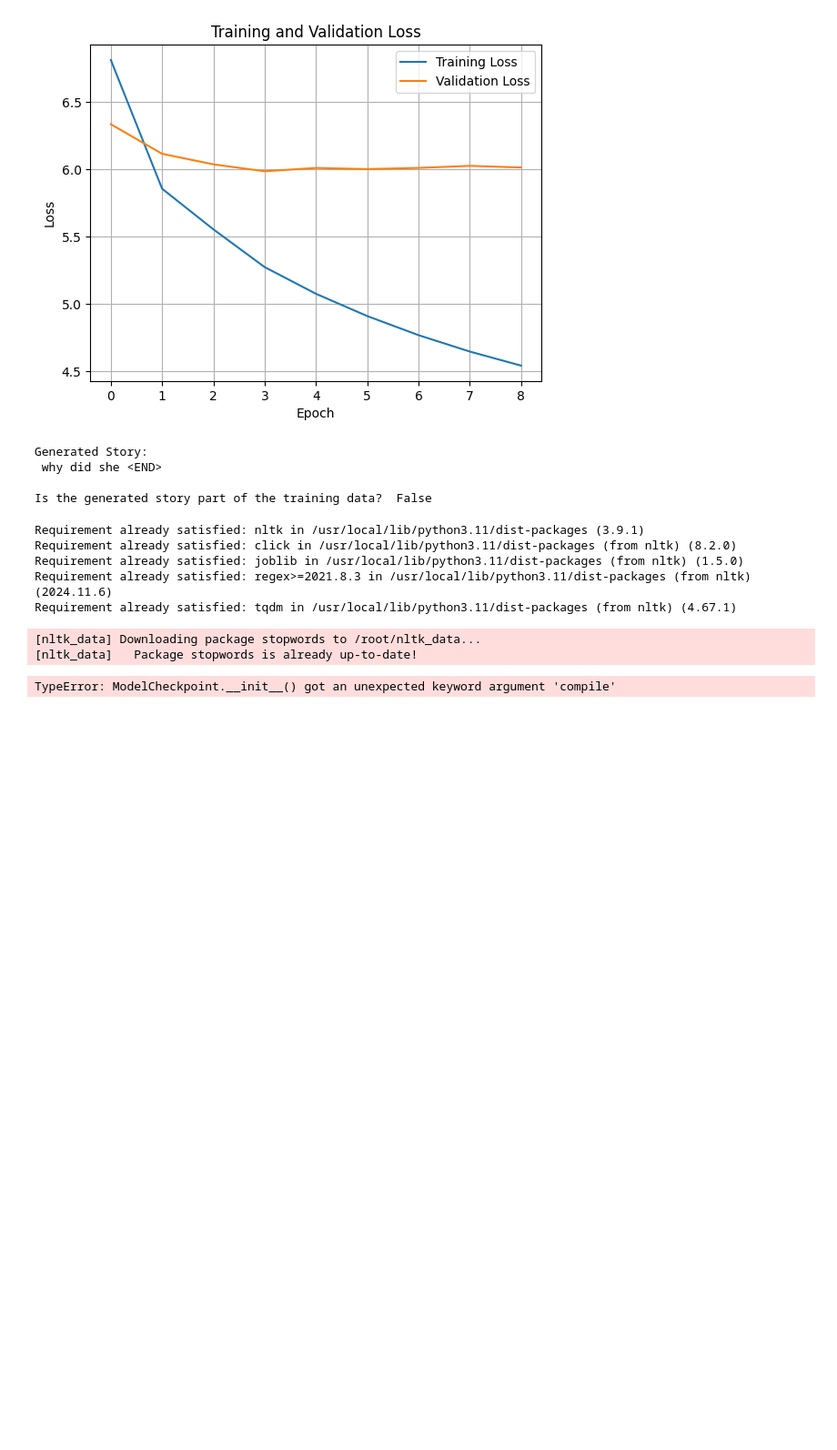
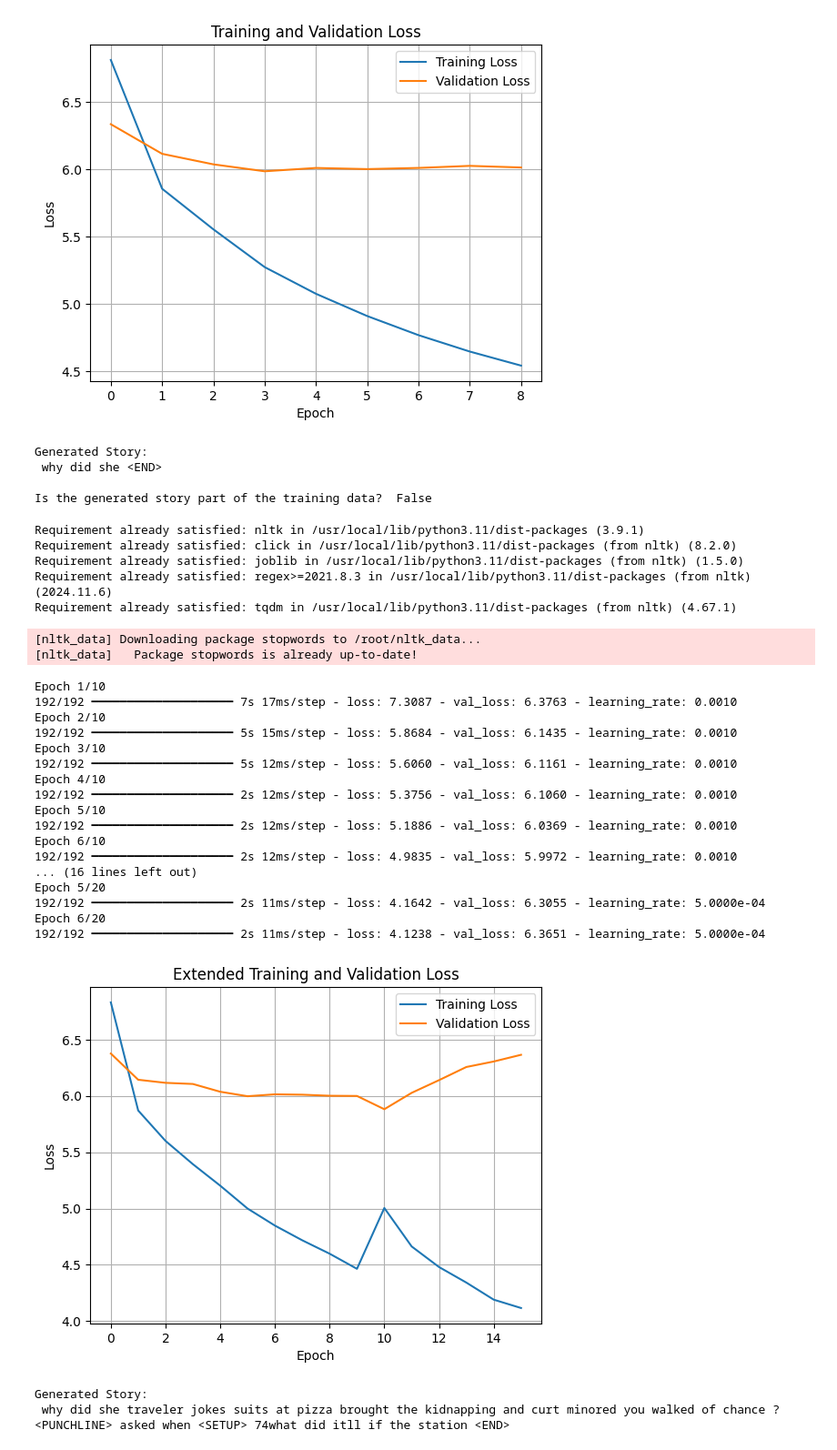
Before and after one commit to raj978/ECS-189G-DeepLearning, a Jupyter notebook: stage4_generationn.ipynb, the cells around one changed output. Shown at 91% size. Drawn from its saved outputs; the diff is of its cells as text; code cells hidden in the pictures; blank space fills up the shorter version.

```diff
--- a/stage4_generationn.ipynb
+++ b/stage4_generationn.ipynb
@@ -829,6 +829,7 @@ import nltk
 import numpy as np
 import matplotlib.pyplot as plt
 import tensorflow as tf
+import os
 
 from nltk.corpus import stopwords
 from tensorflow.keras.preprocessing.text import Tokenizer
@@ -836,15 +837,13 @@ from tensorflow.keras.preprocessing.sequence import pad_sequences
 from tensorflow.keras.models import Sequential, load_model
 from tensorflow.keras.layers import Embedding, LSTM, Dense, Dropout, Bidirectional
 from tensorflow.keras.utils import to_categorical
-from tensorflow.keras.callbacks import EarlyStopping, ModelCheckpoint
+from tensorflow.keras.callbacks import EarlyStopping, ModelCheckpoint, ReduceLROnPlateau
 from sklearn.model_selection import train_test_split
-import os
 
 nltk.download('stopwords')
 
 # STEP 1: Load and tokenize jokes
 joke_words = []
-
 with open('/content/data/stage_4_data/text_generation/data', 'r') as f:
     lines = f.readlines()
 
@@ -882,15 +881,17 @@ X_train, X_val, y_train, y_val = train_test_split(X, y, test_size=0.2, random_st
 
 # STEP 5: Model definition
 model = Sequential()
-model.add(Embedding(input_dim=total_words, output_dim=256, input_length=SEQ_LENGTH))
-model.add(Bidirectional(LSTM(256, return_sequences=True, dropout=0.3)))
-model.add(LSTM(256, dropout=0.3))
+model.add(Embedding(input_dim=total_words, output_dim=128))
+model.add(Bidirectional(LSTM(128, return_sequences=True, dropout=0.2)))
+model.add(LSTM(128, dropout=0.2))
 model.add(Dense(total_words, activation='softmax'))
+
 model.compile(loss='categorical_crossentropy', optimizer='adam')
 
 # STEP 6: Callbacks
 early_stopping = EarlyStopping(monitor='val_loss', patience=5, restore_best_weights=True)
-checkpoint = ModelCheckpoint("best_model.h5", monitor='val_loss', save_best_only=True)
+checkpoint = ModelCheckpoint("best_model.keras", monitor='val_loss', save_best_only=True)
+lr_reducer = ReduceLROnPlateau(monitor='val_loss', factor=0.5, patience=3)
 
 # STEP 7: Initial training
 history = model.fit(
@@ -898,23 +899,22 @@ history = model.fit(
     validation_data=(X_val, y_val),
     batch_size=128,
     epochs=10,
-    callbacks=[early_stopping, checkpoint]
+    callbacks=[early_stopping, checkpoint, lr_reducer]
 )
 
-# STEP 8: Resume training
-from tensorflow.keras.callbacks import ReduceLROnPlateau
-lr_reducer = ReduceLROnPlateau(monitor='val_loss', factor=0.5, patience=3)
+# STEP 8: Resume training with loaded best model
+model = load_model("best_model.keras")
+model.compile(loss='categorical_crossentropy', optimizer='adam')
 
-model = load_model("best_model.h5")
 additional_history = model.fit(
     X_train, y_train,
     validation_data=(X_val, y_val),
     batch_size=128,
-    epochs=40,
-callbacks=[early_stopping, checkpoint,lr_reducer]
+    epochs=20,
+    callbacks=[early_stopping, checkpoint, lr_reducer]
 )
 
-# STEP 9: Combine and plot history
+# STEP 9: Plot combined history
 def combine_histories(h1, h2):
     combined = {}
     for key in h1.history:
@@ -924,37 +924,60 @@ def combine_histories(h1, h2):
 full_history = combine_histories(history, additional_history)
 
 plt.plot(full_history['loss'], label='Training Loss')
 plt.plot(full_history['val_loss'], label='Validation Loss')
 plt.title('Extended Training and Validation Loss')
 plt.xlabel('Epoch')
 plt.ylabel('Loss')
 plt.legend()
 plt.grid(True)
 plt.show()
 
-# STEP 10: Generate text
-def generate_text_rnn(model, tokenizer, seed_text, next_words=50, seq_length=10):
+# STEP 10: Temperature-controlled generation function
+def generate_text_rnn(model, tokenizer, seed_text, next_words=50, seq_length=10, temperature=1.0):
     result = seed_text.split()
     for _ in range(next_words):
         token_list = tokenizer.texts_to_sequences([' '.join(result[-seq_length:])])[0]
         token_list = pad_sequences([token_list], maxlen=seq_length, padding='pre')
-        predicted_probs = model.predict(token_list, verbose=0)[0]
-        predicted_idx = np.argmax(predicted_probs)
+        predictions = model.predict(token_list, verbose=0)[0]
+        predictions = np.asarray(predictions).astype('float64')
+        predictions = np.log(predictions + 1e-8) / temperature
+        exp_preds = np.exp(predictions)
+        predictions = exp_preds / np.sum(exp_preds)
+        predicted_idx = np.random.choice(len(predictions), p=predictions)
         output_word = tokenizer.index_word.get(predicted_idx, '')
         result.append(output_word)
         if output_word == "<END>":
             break
     return ' '.join(result)
 
-# STEP 11: Generate story
-generated = generate_text_rnn(model, tokenizer, "why did she", next_words=30)
+# STEP 11: Generate a story
+generated = generate_text_rnn(model, tokenizer, "why did she", next_words=30, temperature=0.9)
 print("\nGenerated Story:\n", generated)
 # %% [output]
 Requirement already satisfied: nltk in /usr/local/lib/python3.11/dist-packages (3.9.1)
 Requirement already satisfied: click in /usr/local/lib/python3.11/dist-packages (from nltk) (8.2.0)
 Requirement already satisfied: joblib in /usr/local/lib/python3.11/dist-packages (from nltk) (1.5.0)
 Requirement already satisfied: regex>=2021.8.3 in /usr/local/lib/python3.11/dist-packages (from nltk) (2024.11.6)
 Requirement already satisfied: tqdm in /usr/local/lib/python3.11/dist-packages (from nltk) (4.67.1)
 [nltk_data] Downloading package stopwords to /root/nltk_data...
 [nltk_data]   Package stopwords is already up-to-date!
-TypeError: ModelCheckpoint.__init__() got an unexpected keyword argument 'compile'
+Epoch 1/10
+192/192 ━━━━━━━━━━━━━━━━━━━━ 7s 17ms/step - loss: 7.3087 - val_loss: 6.3763 - learning_rate: 0.0010
+Epoch 2/10
+192/192 ━━━━━━━━━━━━━━━━━━━━ 5s 15ms/step - loss: 5.8684 - val_loss: 6.1435 - learning_rate: 0.0010
+Epoch 3/10
+192/192 ━━━━━━━━━━━━━━━━━━━━ 5s 12ms/step - loss: 5.6060 - val_loss: 6.1161 - learning_rate: 0.0010
+Epoch 4/10
+192/192 ━━━━━━━━━━━━━━━━━━━━ 2s 12ms/step - loss: 5.3756 - val_loss: 6.1060 - learning_rate: 0.0010
+Epoch 5/10
+192/192 ━━━━━━━━━━━━━━━━━━━━ 2s 12ms/step - loss: 5.1886 - val_loss: 6.0369 - learning_rate: 0.0010
+Epoch 6/10
+192/192 ━━━━━━━━━━━━━━━━━━━━ 2s 12ms/step - loss: 4.9835 - val_loss: 5.9972 - learning_rate: 0.0010
+... (16 lines left out)
+Epoch 5/20
+192/192 ━━━━━━━━━━━━━━━━━━━━ 2s 11ms/step - loss: 4.1642 - val_loss: 6.3055 - learning_rate: 5.0000e-04
+Epoch 6/20
+192/192 ━━━━━━━━━━━━━━━━━━━━ 2s 11ms/step - loss: 4.1238 - val_loss: 6.3651 - learning_rate: 5.0000e-04
+[figure, added]
+Generated Story:
+ why did she traveler jokes suits at pizza brought the kidnapping and curt minored you walked of chance ? <PUNCHLINE> asked when <SETUP> 74what did itll if the station <END>
```
Also changed, not shown: parts of 3 cells of this notebook.
